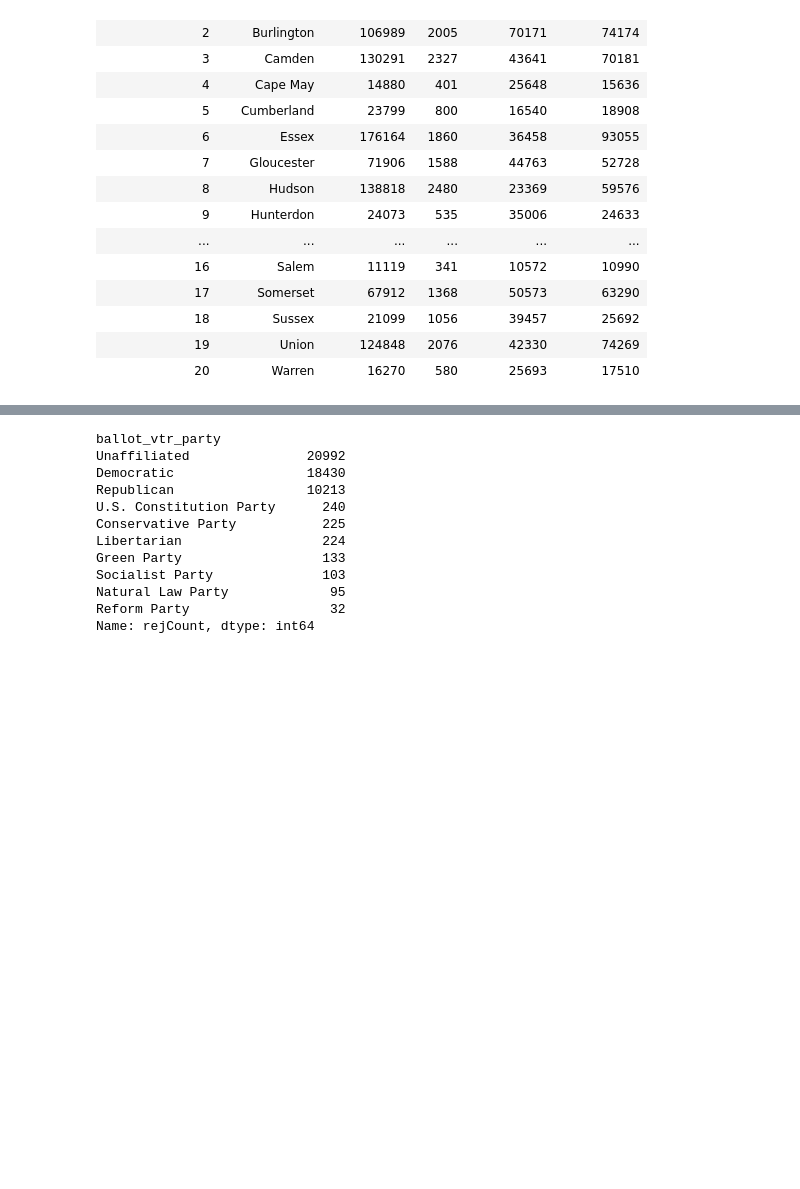
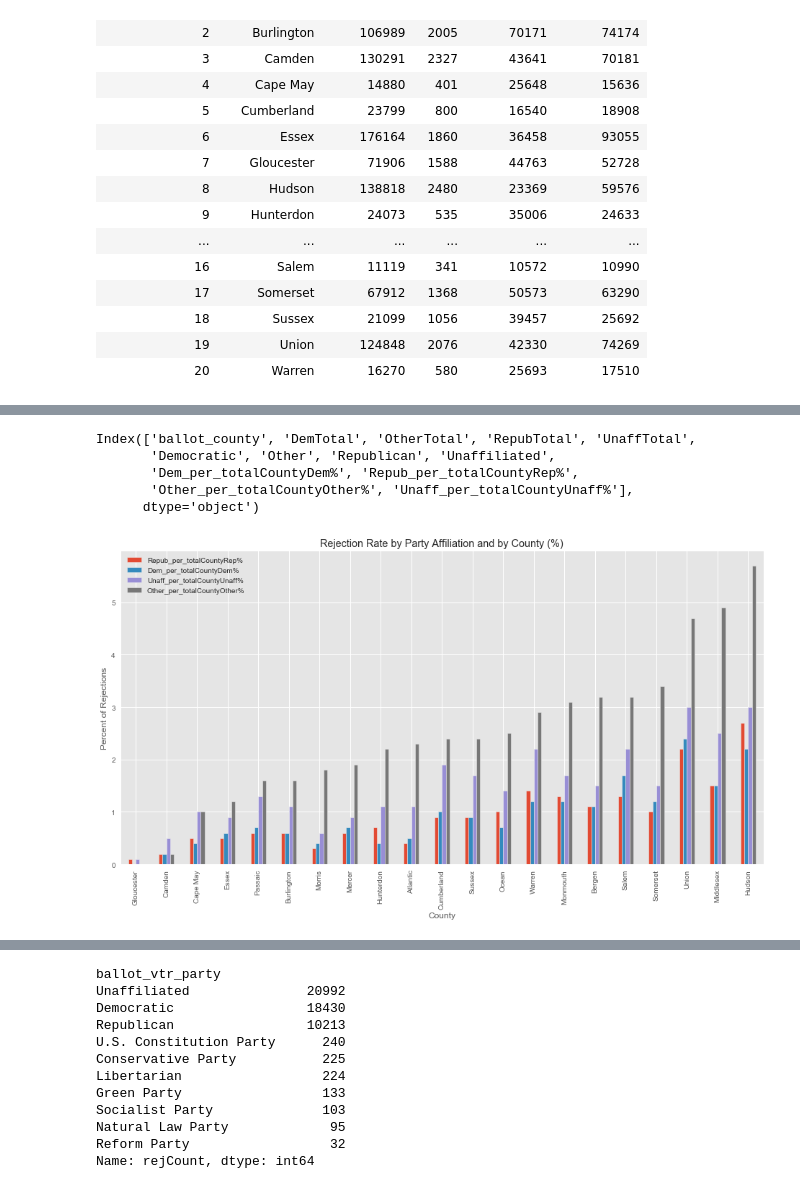
Before and after one commit to lemonaidn/VBM_Rejection_Factors, a Jupyter notebook: Khamanna/VBM_Report_Cleaning.ipynb, the cells around one changed output, grey strips where cells are left out. Saved outputs shown, nothing was run; the diff lists cells and outputs as text; code cells hidden in the pictures; blank space fills up the shorter version.

```diff
--- a/Khamanna/VBM_Report_Cleaning.ipynb
+++ b/Khamanna/VBM_Report_Cleaning.ipynb
@@ -763,6 +767,27 @@ merged_party
 | 18 | Sussex | 21099 | 1056 | 39457 | 25692 | 195.0 | 25.0 | 337.0 | ... |
 | 19 | Union | 124848 | 2076 | 42330 | 74269 | 3011.0 | 98.0 | 929.0 | ... |
 | 20 | Warren | 16270 | 580 | 25693 | 17510 | 192.0 | 17.0 | 372.0 | ... |
+# %%
+merged_party.columns
+# %% [output]
+Index(['ballot_county', 'DemTotal', 'OtherTotal', 'RepubTotal', 'UnaffTotal',
+       'Democratic', 'Other', 'Republican', 'Unaffiliated',
+       'Dem_per_totalCountyDem%', 'Repub_per_totalCountyRep%',
+       'Other_per_totalCountyOther%', 'Unaff_per_totalCountyUnaff%'],
+      dtype='object')
+# %%
+plotdata1 = merged_party[['ballot_county','Dem_per_totalCountyDem%', 'Repub_per_totalCountyRep%',
+       'Other_per_totalCountyOther%', 'Unaff_per_totalCountyUnaff%']].sort_values(by='Other_per_totalCountyOther%')
+plt.style.use('ggplot')
+plotdata1.plot(
+  x="ballot_county", y=['Repub_per_totalCountyRep%','Dem_per_totalCountyDem%','Unaff_per_totalCountyUnaff%','Other_per_totalCountyOther%'], kind="bar",figsize=(16,8))
+plt.title("Rejection Rate by Party Affiliation and by County (%)")
+plt.xlabel("County")
+plt.ylabel("Percent of Rejections")
+
+plt.show()
+# %% [output]
+[figure, added]
 # %%
 #Writing the "party dataset" to csv
 merged_party.to_csv('merged_party.csv')
```
Also changed, not shown: parts of 13 cells of this notebook.
